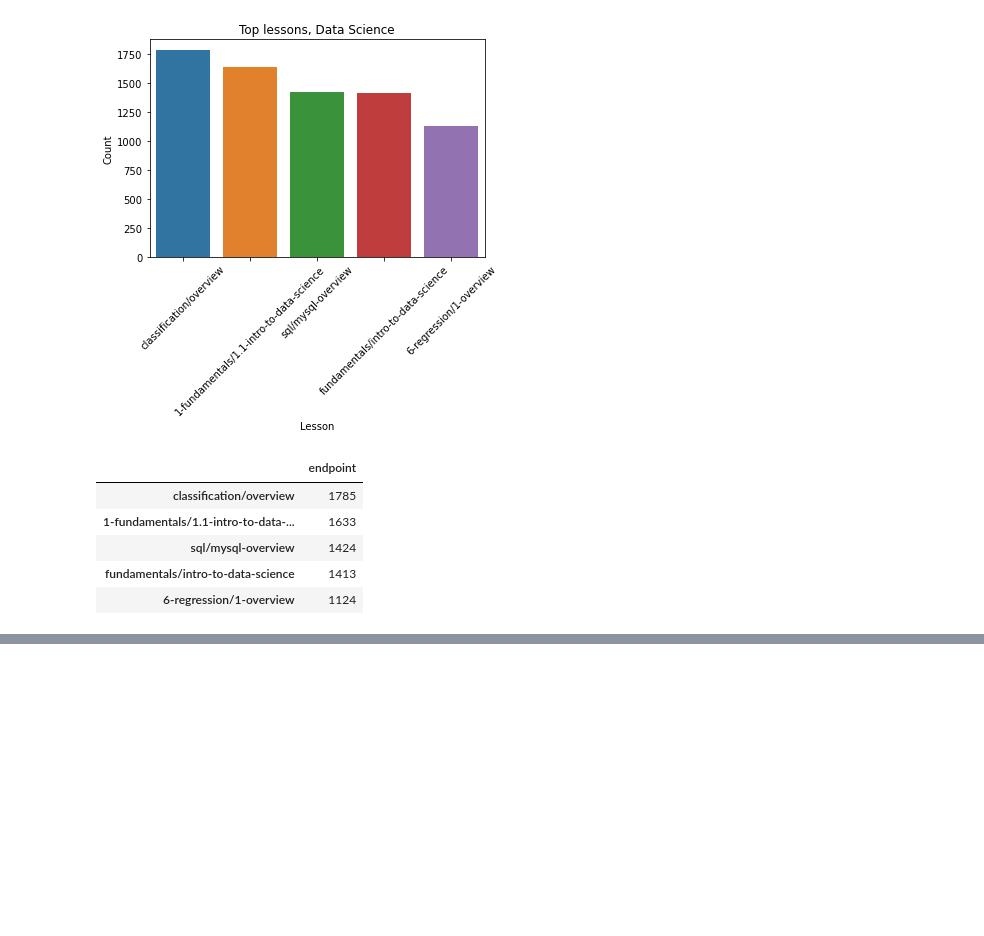
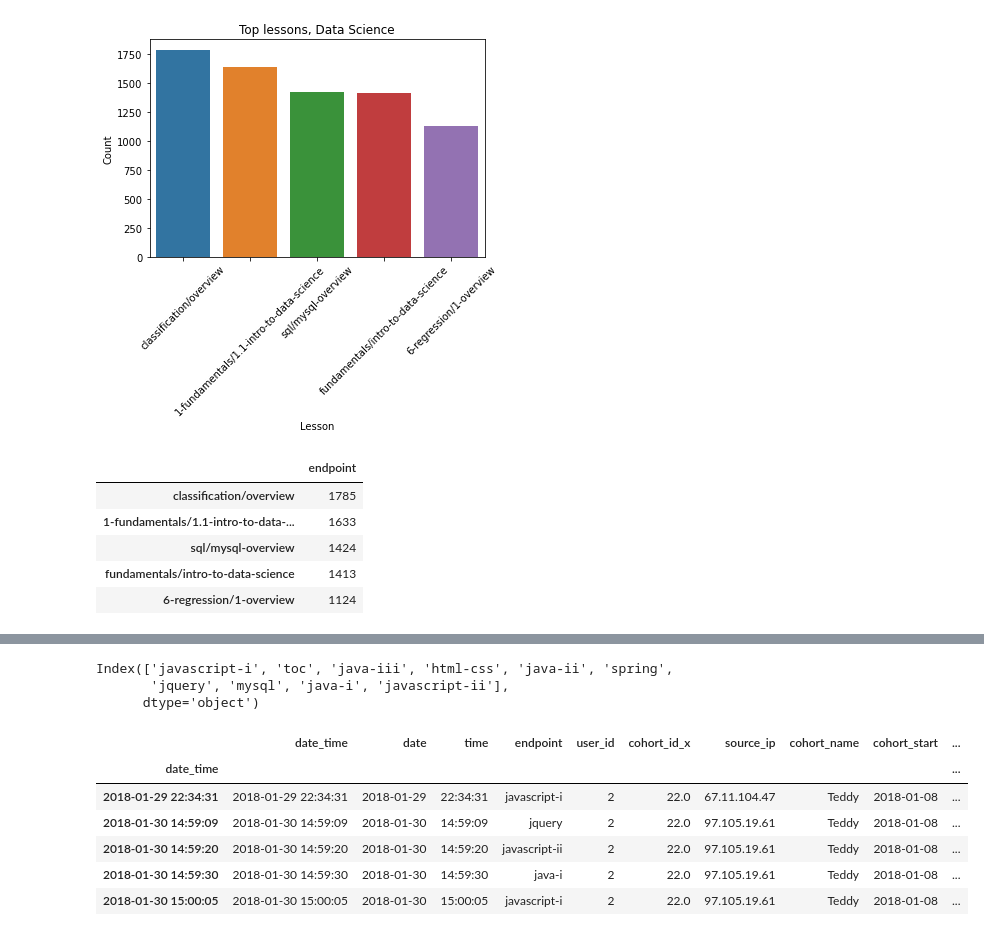
Before and after one commit to Codeup-Board-Advisory/board-slide-research, a Jupyter notebook: working_notebooks/bc_explore.ipynb, the cells around one changed output, grey strips where cells are left out. Cells and saved outputs as stored; diff of their text form; code cells hidden in the pictures; blank space fills up the shorter version.

```diff
--- a/working_notebooks/bc_explore.ipynb
+++ b/working_notebooks/bc_explore.ipynb
@@ -298,0 +374,19 @@ top_lessons
+# %%
+java_wd_df.endpoint.value_counts().head(10).index
+# %% [output]
+Index(['javascript-i', 'toc', 'java-iii', 'html-css', 'java-ii', 'spring',
+       'jquery', 'mysql', 'java-i', 'javascript-ii'],
+      dtype='object')
+# %%
+java_wd_graph_set = java_wd_df[java_wd_df.endpoint.isin(['javascript-i', 'toc', 'java-iii', 'html-css', 'java-ii', 'spring',
+       'jquery', 'mysql', 'java-i', 'javascript-ii'])]
+java_wd_graph_set = java_wd_graph_set[java_wd_graph_set.cohort_name != 'Staff']
+java_wd_graph_set.head()
+# %% [output]
+|  | date_time | date | time | endpoint | user_id | cohort_id_x | source_ip | cohort_name | cohort_start | ... |
+| date_time |  |  |  |  |  |  |  |  |  | ... |
+| 2018-01-29 22:34:31 | 2018-01-29 22:34:31 | 2018-01-29 | 22:34:31 | javascript-i | 2 | 22.0 | 67.11.104.47 | Teddy | 2018-01-08 | ... |
+| 2018-01-30 14:59:09 | 2018-01-30 14:59:09 | 2018-01-30 | 14:59:09 | jquery | 2 | 22.0 | 97.105.19.61 | Teddy | 2018-01-08 | ... |
+| 2018-01-30 14:59:20 | 2018-01-30 14:59:20 | 2018-01-30 | 14:59:20 | javascript-ii | 2 | 22.0 | 97.105.19.61 | Teddy | 2018-01-08 | ... |
+| 2018-01-30 14:59:30 | 2018-01-30 14:59:30 | 2018-01-30 | 14:59:30 | java-i | 2 | 22.0 | 97.105.19.61 | Teddy | 2018-01-08 | ... |
+| 2018-01-30 15:00:05 | 2018-01-30 15:00:05 | 2018-01-30 | 15:00:05 | javascript-i | 2 | 22.0 | 97.105.19.61 | Teddy | 2018-01-08 | ... |
```
Also changed, not shown: parts of 15 cells of this notebook.
